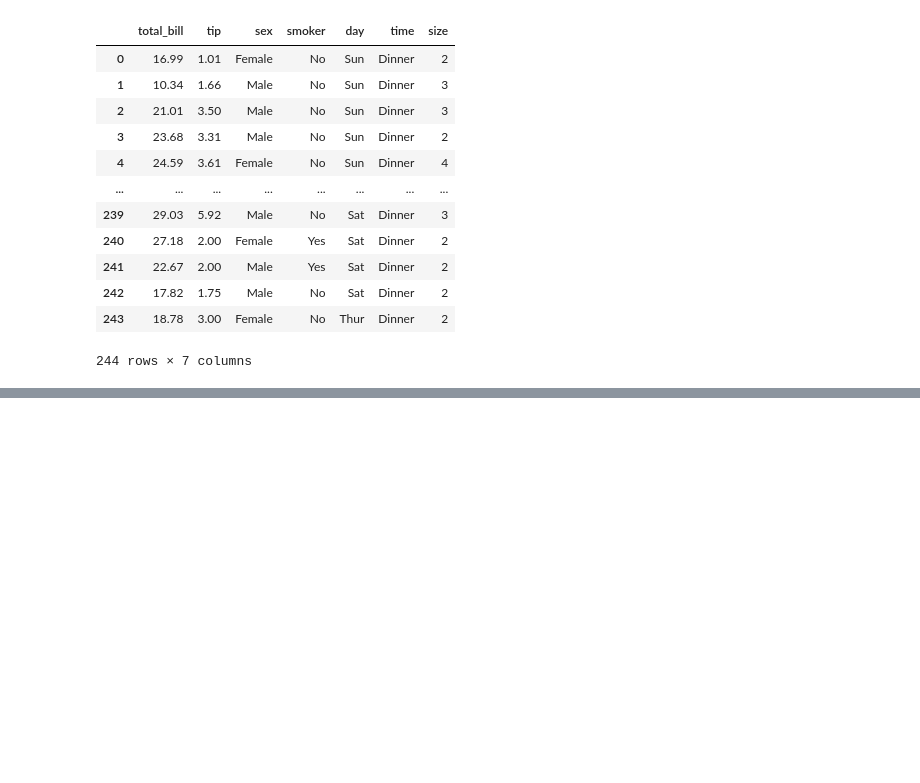
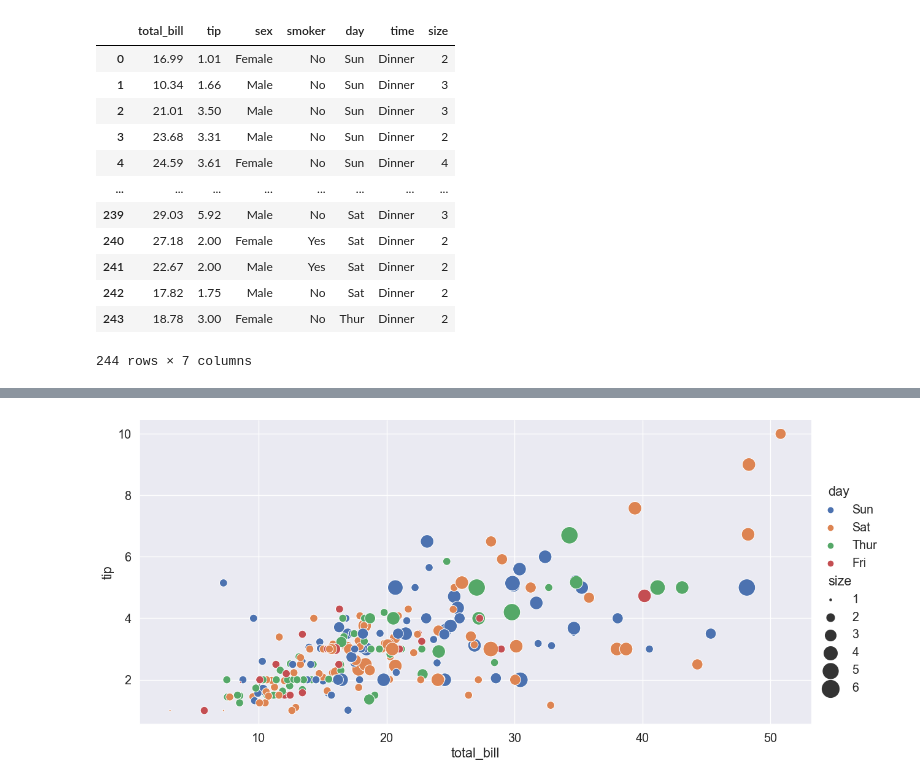
Before and after one commit to bbadzioch/bbadzioch.github.io, a Jupyter notebook: iad_2023.ipynb, the cells around one changed output, grey strips where cells are left out. Saved outputs shown, nothing was run; the diff lists cells and outputs as text; code cells hidden in the pictures; blank space fills up the shorter version.

```diff
--- a/iad_2023.ipynb
+++ b/iad_2023.ipynb
@@ -718,0 +765,12 @@ tips
+# %%
+sns.relplot(data=tips,
+            x="total_bill",
+            y="tip",
+            hue="day",
+            size="size",
+            sizes=(5, 400),
+            height=6,
+            aspect=2
+);
+# %% [output]
+[figure, added]
```
Also changed, not shown: parts of 34 cells of this notebook, 1 other file.
